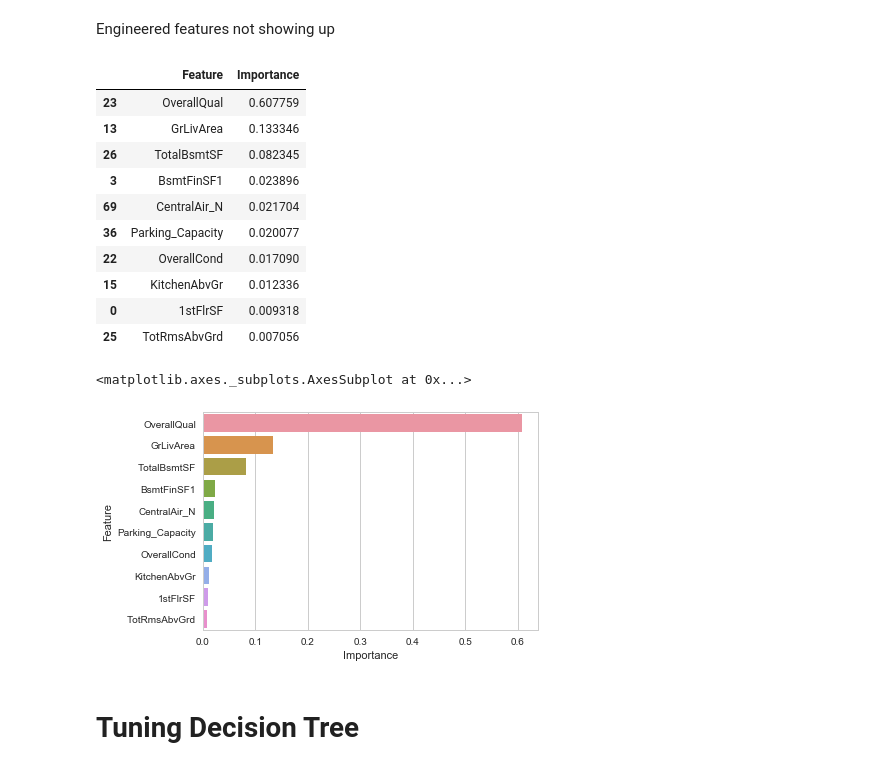
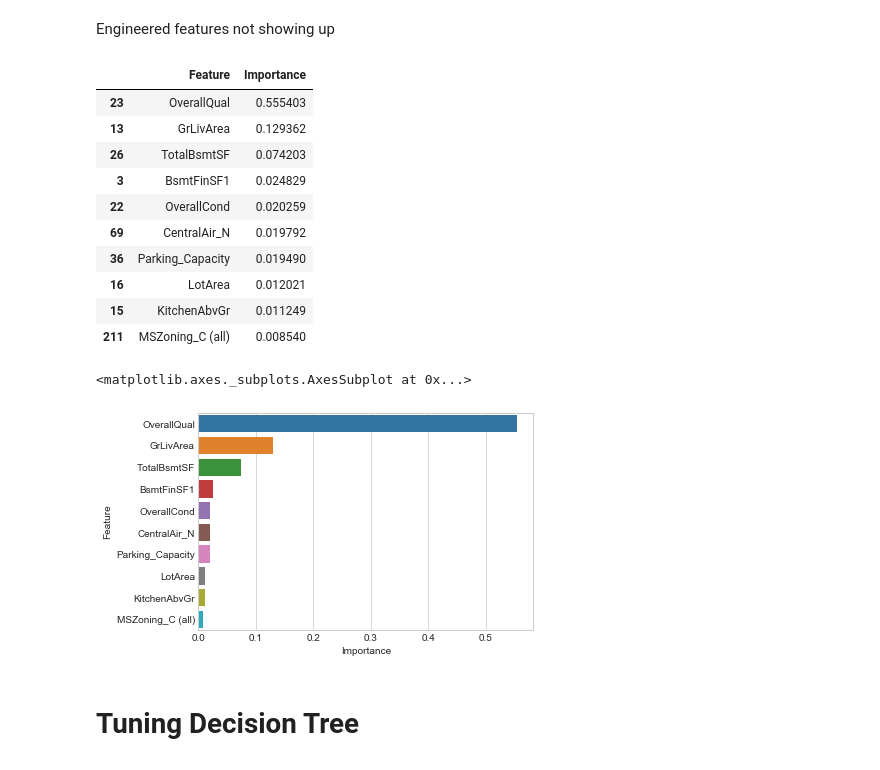
Before and after one commit to reflexiveprophecy/Kaggle_Predict_Ames_Iowa_Housing_Prices, a Jupyter notebook: Attacking with Random Forest! Universal dataset.ipynb, the cells around one changed output. Drawn from its saved outputs; the diff is of its cells as text; code cells hidden in the pictures.

```diff
--- a/Attacking with Random Forest! Universal dataset.ipynb
+++ b/Attacking with Random Forest! Universal dataset.ipynb
@@ -134,6 +137,7 @@ x_train, x_test, y_train, y_test = ms.train_test_split(house_train_x, \
 from sklearn import tree
 
 # Train decision tree
-tree_model_1 = tree.DecisionTreeRegressor(max_depth = 5)
+#tree_model_1 = tree.DecisionTreeRegressor(max_depth = 5)
+tree_model_1 = tree.DecisionTreeRegressor()
 tree_model_1.fit(x_train, y_train)
 # %% [output]
@@ -163,27 +167,29 @@ Test RMSE: 0.19383012069925434
 # %% [markdown]
 Engineered features not showing up
 # %%
-result_tree1 = pd.concat([ pd.DataFrame(x_train.columns.values),  pd.DataFrame(tree_model.feature_importances_)], axis = 1)
+result_tree1 = pd.concat([ pd.DataFrame(x_train.columns.values),  pd.DataFrame(tree_model_1.feature_importances_)], axis = 1)
 result_tree1.columns = ['Feature', 'Importance']
 result_tree1 = result_tree1.sort_values(by = 'Importance', ascending = False).head(10)
 result_tree1
 # %% [output]
 |  | Feature | Importance |
-| 23 | OverallQual | 0.607759 |
-| 13 | GrLivArea | 0.133346 |
-| 26 | TotalBsmtSF | 0.082345 |
-| 3 | BsmtFinSF1 | 0.023896 |
-| 69 | CentralAir_N | 0.021704 |
-| 36 | Parking_Capacity | 0.020077 |
-| 22 | OverallCond | 0.017090 |
-| 15 | KitchenAbvGr | 0.012336 |
-| 0 | 1stFlrSF | 0.009318 |
-| 25 | TotRmsAbvGrd | 0.007056 |
+| 23 | OverallQual | 0.555403 |
+| 13 | GrLivArea | 0.129362 |
+| 26 | TotalBsmtSF | 0.074203 |
+| 3 | BsmtFinSF1 | 0.024829 |
+| 22 | OverallCond | 0.020259 |
+| 69 | CentralAir_N | 0.019792 |
+| 36 | Parking_Capacity | 0.019490 |
+| 16 | LotArea | 0.012021 |
+| 15 | KitchenAbvGr | 0.011249 |
+| 211 | MSZoning_C (all) | 0.008540 |
 # %%
+
+sns.set_style("whitegrid")
 sns.barplot(x = 'Importance', y = 'Feature', data=result_tree1)
 # %% [output]
 <matplotlib.axes._subplots.AxesSubplot at 0x...>
-[figure, old version]
+[figure, new version]
 # %% [markdown]
 # Tuning Decision Tree
 # %%
```
Also changed, not shown: parts of 10 cells of this notebook, 1 other file.
